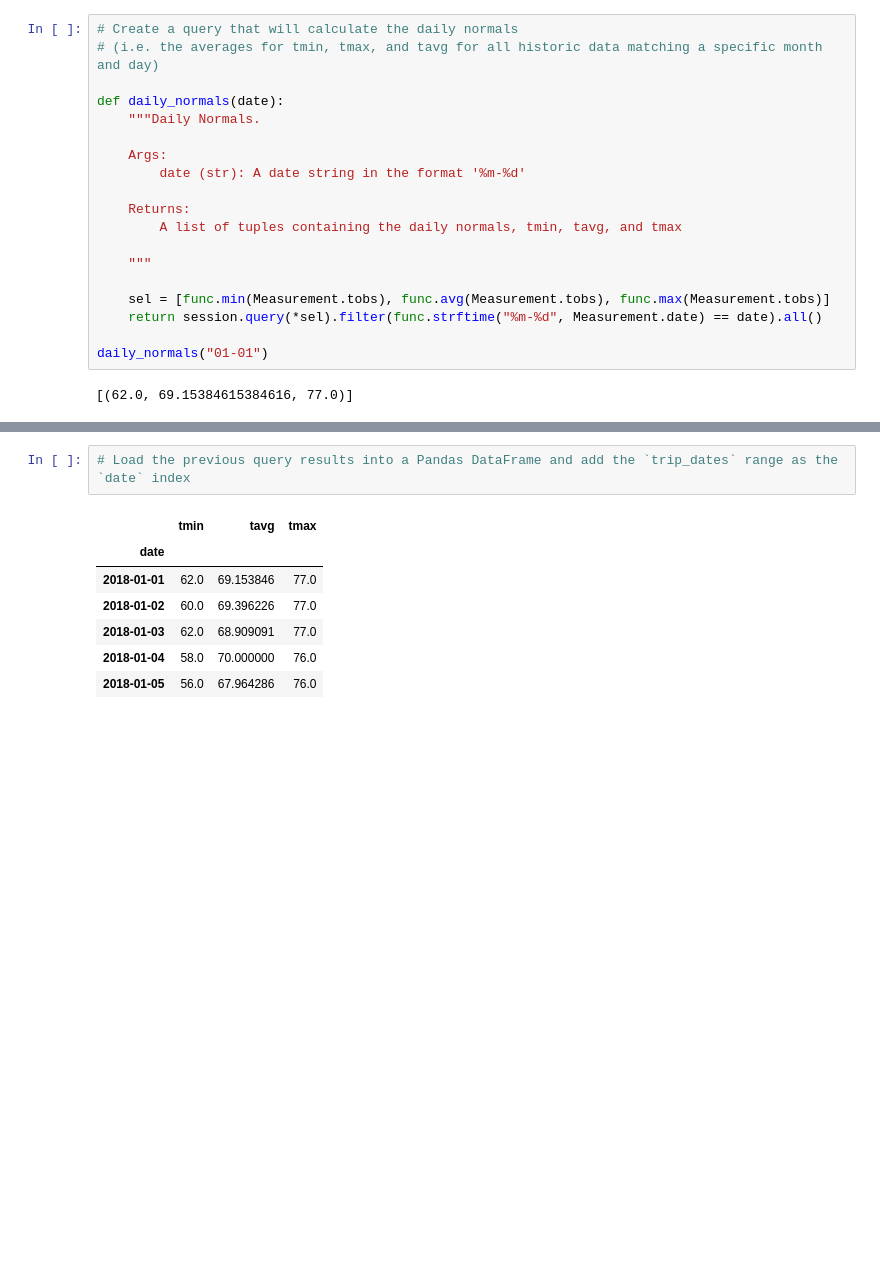
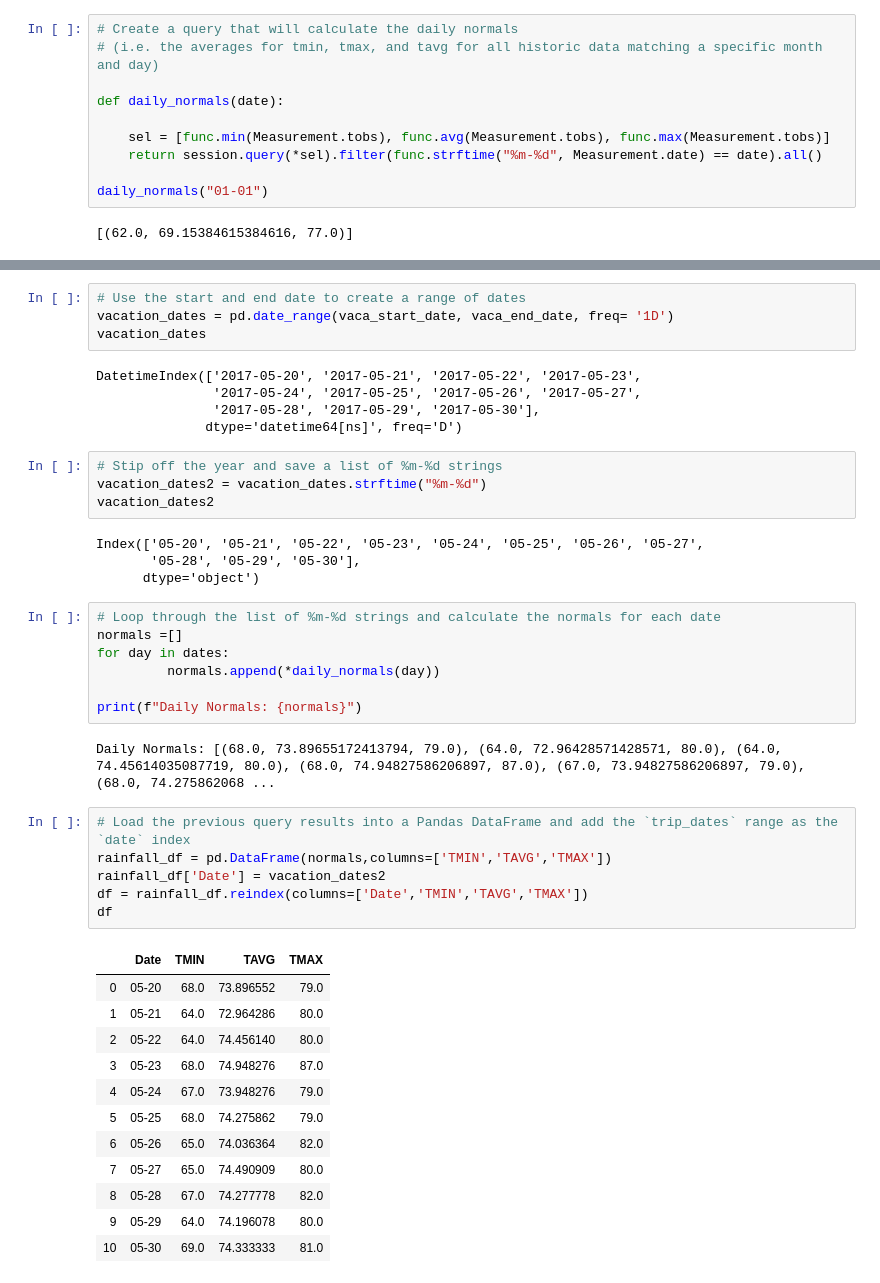
Before and after one commit to Davis1776/2020-02-sqlalchemy-challenge, a Jupyter notebook: climate_MRD.ipynb, the cells around one changed output, grey strips where cells are left out. Cells and saved outputs as stored; diff of their text form; blank space fills up the shorter version.

```diff
--- a/climate_MRD.ipynb
+++ b/climate_MRD.ipynb
@@ -278,15 +263,6 @@ combined_df
 # (i.e. the averages for tmin, tmax, and tavg for all historic data matching a specific month and day)
 
 def daily_normals(date):
-    """Daily Normals.
-
-    Args:
-        date (str): A date string in the format '%m-%d'
-
-    Returns:
-        A list of tuples containing the daily normals, tmin, tavg, and tmax
-
-    """
 
     sel = [func.min(Measurement.tobs), func.avg(Measurement.tobs), func.max(Measurement.tobs)]
     return session.query(*sel).filter(func.strftime("%m-%d", Measurement.date) == date).all()
@@ -316,10 +280,45 @@ daily_normals("01-01")
+# %%
+# Use the start and end date to create a range of dates
+vacation_dates = pd.date_range(vaca_start_date, vaca_end_date, freq= '1D')
+vacation_dates
+# %% [output]
+DatetimeIndex(['2017-05-20', '2017-05-21', '2017-05-22', '2017-05-23',
+               '2017-05-24', '2017-05-25', '2017-05-26', '2017-05-27',
+               '2017-05-28', '2017-05-29', '2017-05-30'],
+              dtype='datetime64[ns]', freq='D')
+# %%
+# Stip off the year and save a list of %m-%d strings
+vacation_dates2 = vacation_dates.strftime("%m-%d")
+vacation_dates2
+# %% [output]
+Index(['05-20', '05-21', '05-22', '05-23', '05-24', '05-25', '05-26', '05-27',
+       '05-28', '05-29', '05-30'],
+      dtype='object')
+# %%
+# Loop through the list of %m-%d strings and calculate the normals for each date
+normals =[]
+for day in dates:
+         normals.append(*daily_normals(day))
+
+print(f"Daily Normals: {normals}")
+# %% [output]
+Daily Normals: [(68.0, 73.89655172413794, 79.0), (64.0, 72.96428571428571, 80.0), (64.0, 74.45614035087719, 80.0), (68.0, 74.94827586206897, 87.0), (67.0, 73.94827586206897, 79.0), (68.0, 74.275862068 ...
 # %%
 # Load the previous query results into a Pandas DataFrame and add the `trip_dates` range as the `date` index
+rainfall_df = pd.DataFrame(normals,columns=['TMIN','TAVG','TMAX'])
+rainfall_df['Date'] = vacation_dates2
+df = rainfall_df.reindex(columns=['Date','TMIN','TAVG','TMAX'])
+df
 # %% [output]
-|  | tmin | tavg | tmax |
-| date |  |  |  |
-| 2018-01-01 | 62.0 | 69.153846 | 77.0 |
-| 2018-01-02 | 60.0 | 69.396226 | 77.0 |
-| 2018-01-03 | 62.0 | 68.909091 | 77.0 |
-| 2018-01-04 | 58.0 | 70.000000 | 76.0 |
-| 2018-01-05 | 56.0 | 67.964286 | 76.0 |
+|  | Date | TMIN | TAVG | TMAX |
+| 0 | 05-20 | 68.0 | 73.896552 | 79.0 |
+| 1 | 05-21 | 64.0 | 72.964286 | 80.0 |
+| 2 | 05-22 | 64.0 | 74.456140 | 80.0 |
+| 3 | 05-23 | 68.0 | 74.948276 | 87.0 |
+| 4 | 05-24 | 67.0 | 73.948276 | 79.0 |
+| 5 | 05-25 | 68.0 | 74.275862 | 79.0 |
+| 6 | 05-26 | 65.0 | 74.036364 | 82.0 |
+| 7 | 05-27 | 65.0 | 74.490909 | 80.0 |
+| 8 | 05-28 | 67.0 | 74.277778 | 82.0 |
+| 9 | 05-29 | 64.0 | 74.196078 | 80.0 |
+| 10 | 05-30 | 69.0 | 74.333333 | 81.0 |
```
Also changed, not shown: parts of 8 cells of this notebook.
